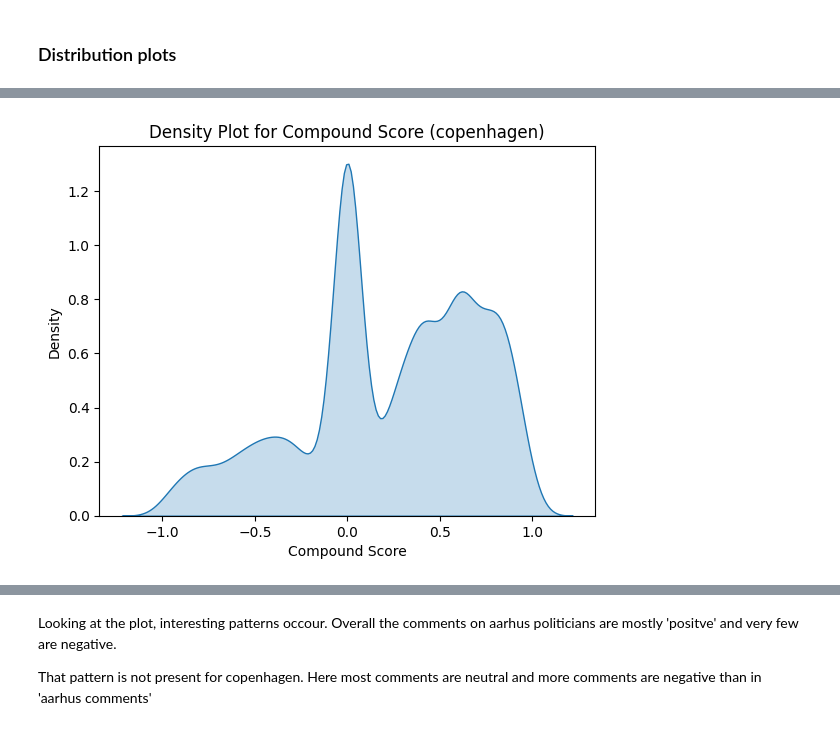
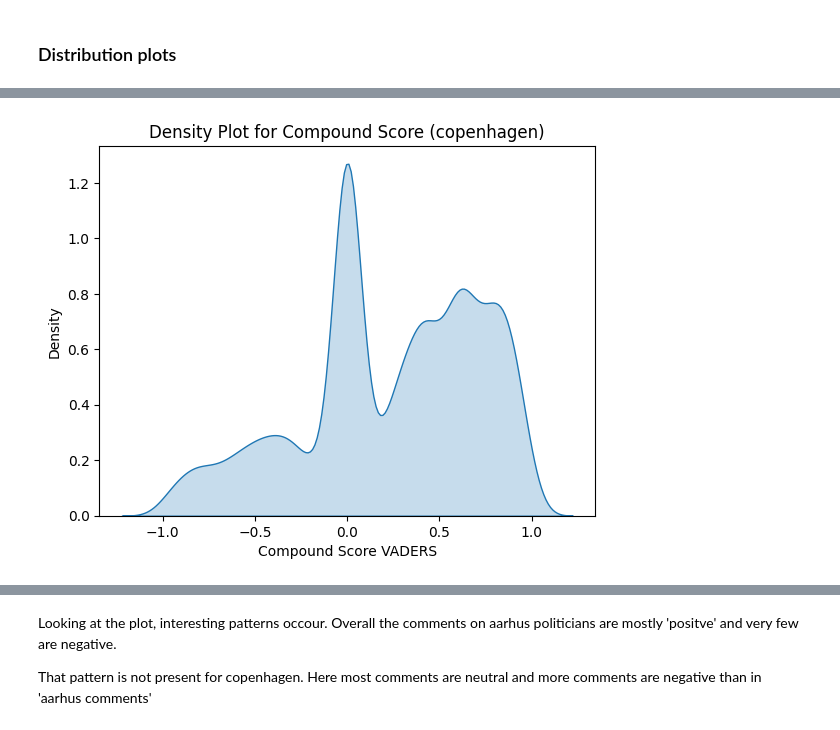
Before and after one commit to idadencker/STANDBY, a Jupyter notebook: Scripts/analysis_standby.ipynb, the cells around one changed output, grey strips where cells are left out. Saved outputs shown, nothing was run; the diff lists cells and outputs as text; code cells hidden in the pictures.

```diff
--- a/Scripts/analysis_standby.ipynb
+++ b/Scripts/analysis_standby.ipynb
@@ -179,8 +183,0 @@ Requirement already satisfied: six>=1.5 in /Library/Frameworks/Python.framework/
-# %%
-import numpy as np
-import matplotlib.pylab as plt
-import seaborn as sns
-plt.style.use('ggplot')
-
-import nltk
-#from tqdm.notebook import tqdm
@@ -911,7 +720,7 @@ Requirement already satisfied: six>=1.5 in /Library/Frameworks/Python.framework/
 Note: you may need to restart the kernel to use updated packages.
 # %%
 #read in data with the sentiment scores
-data_w_sentiment = pd.read_csv('/Users/idahelenedencker/Desktop/STANDBY/vaders_roberta_bert.csv')
+data_w_sentiment = pd.read_csv('/Users/idahelenedencker/Desktop/STANDBY/Sentiment CSV files/5_types_sen.csv')
 
 #reduce the data to only include posts that has comments and exclude the main post, so we only have the facebook comments
 reduced = data_w_sentiment[data_w_sentiment['has_comments'] != 0]
@@ -1125,16 +966,15 @@ plt.show()
 # %%
 #density plot of the vaders compound, only for copenhagen
 copenhagen_df = reduced.query('municipality == "copenhagen"')
 
-# Assuming data_vader is your DataFrame containing the scores and 'municipality' column
 # Plot a density plot for the 'compound' score colored by the 'municipality' column
-sns.kdeplot(data=copenhagen_df, x='compound', fill=True)
+sns.kdeplot(data=copenhagen_df, x='compound_vader', fill=True)
 
 # Add labels to the plot
-plt.xlabel('Compound Score')
+plt.xlabel('Compound Score VADERS')
 plt.ylabel('Density')
 plt.title('Density Plot for Compound Score (copenhagen)')
 
 plt.show()
 # %% [output]
-[figure, old version]
+[figure, new version]
```
Also changed, not shown: parts of 54 cells of this notebook, 10 other files.
